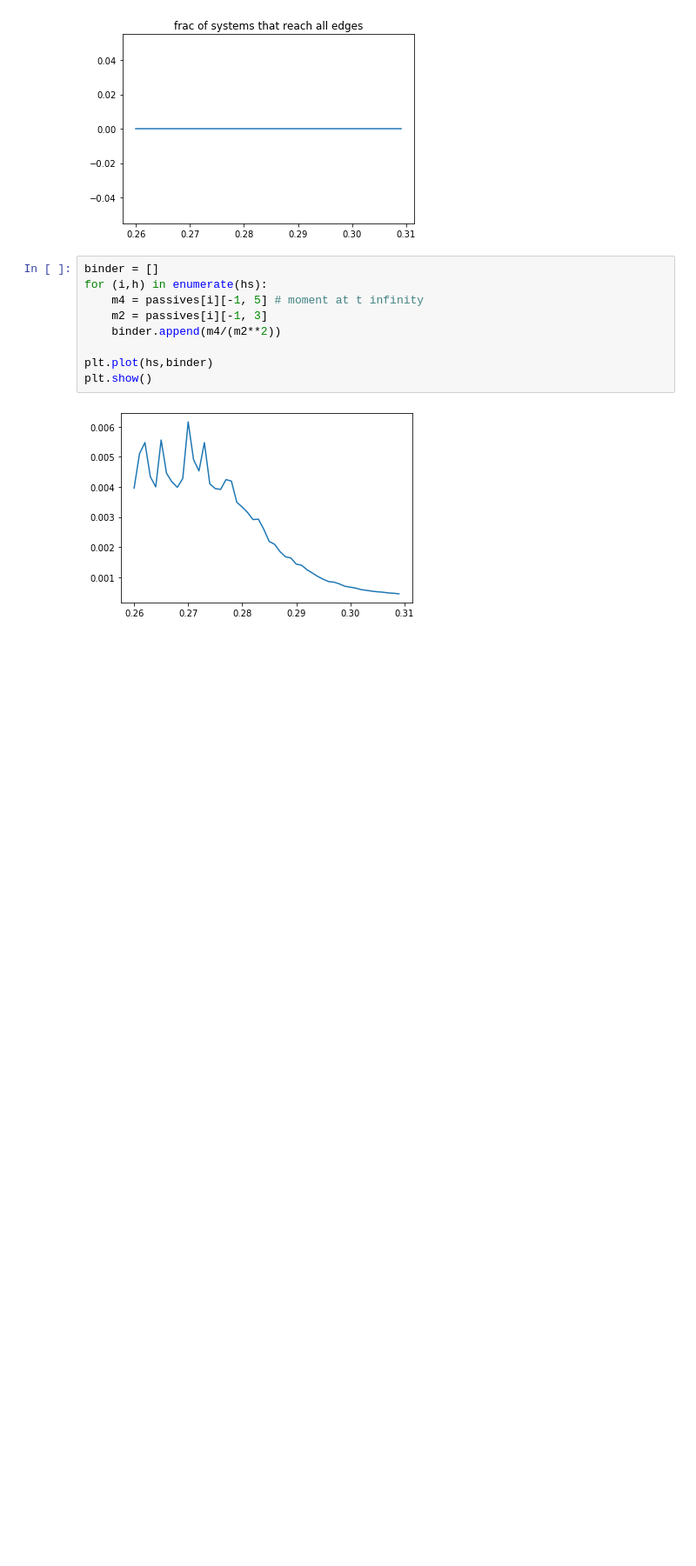
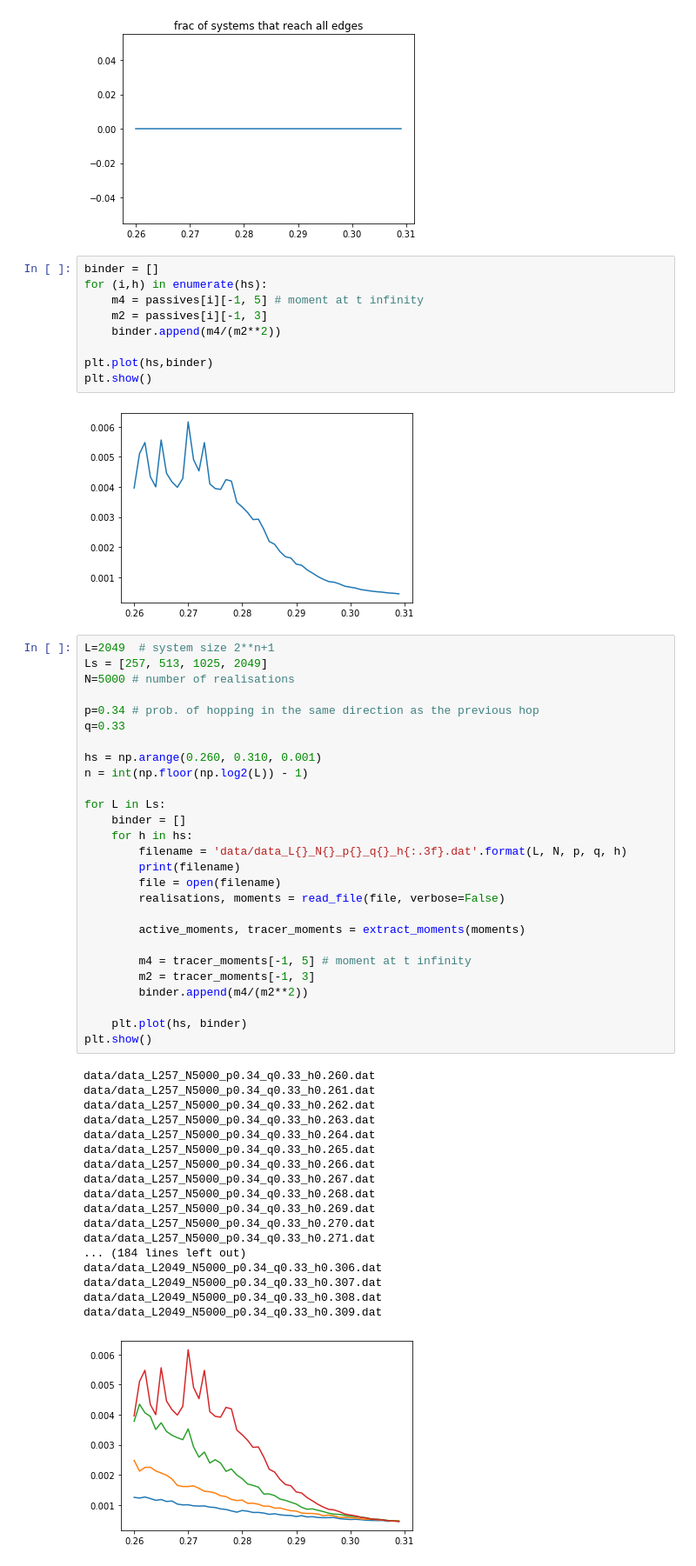
Before and after one commit to Irene-Li/BARW, a Jupyter notebook: BARW/plot_mult_data.ipynb, the cells around one changed output. Shown at 87% size. Cells and saved outputs as stored; diff of their text form; blank space fills up the shorter version.

Commit message:
include binder plotting

```diff
--- a/BARW/plot_mult_data.ipynb
+++ b/BARW/plot_mult_data.ipynb
@@ -147,3 +147,49 @@ plt.plot(hs,binder)
 plt.show()
 # %% [output]
 [figure]
+# %%
+L=2049  # system size 2**n+1
+Ls = [257, 513, 1025, 2049]
+N=5000 # number of realisations
+
+p=0.34 # prob. of hopping in the same direction as the previous hop
+q=0.33
+
+hs = np.arange(0.260, 0.310, 0.001)
+n = int(np.floor(np.log2(L)) - 1)
+
+for L in Ls:
+    binder = []
+    for h in hs:
+        filename = 'data/data_L{}_N{}_p{}_q{}_h{:.3f}.dat'.format(L, N, p, q, h)
+        print(filename)
+        file = open(filename)
+        realisations, moments = read_file(file, verbose=False)
+
+        active_moments, tracer_moments = extract_moments(moments)
+
+        m4 = tracer_moments[-1, 5] # moment at t infinity
+        m2 = tracer_moments[-1, 3]
+        binder.append(m4/(m2**2))
+
+    plt.plot(hs, binder)
+plt.show()
+# %% [output]
+data/data_L257_N5000_p0.34_q0.33_h0.260.dat
+data/data_L257_N5000_p0.34_q0.33_h0.261.dat
+data/data_L257_N5000_p0.34_q0.33_h0.262.dat
+data/data_L257_N5000_p0.34_q0.33_h0.263.dat
+data/data_L257_N5000_p0.34_q0.33_h0.264.dat
+data/data_L257_N5000_p0.34_q0.33_h0.265.dat
+data/data_L257_N5000_p0.34_q0.33_h0.266.dat
+data/data_L257_N5000_p0.34_q0.33_h0.267.dat
+data/data_L257_N5000_p0.34_q0.33_h0.268.dat
+data/data_L257_N5000_p0.34_q0.33_h0.269.dat
+data/data_L257_N5000_p0.34_q0.33_h0.270.dat
+data/data_L257_N5000_p0.34_q0.33_h0.271.dat
+... (184 lines left out)
+data/data_L2049_N5000_p0.34_q0.33_h0.306.dat
+data/data_L2049_N5000_p0.34_q0.33_h0.307.dat
+data/data_L2049_N5000_p0.34_q0.33_h0.308.dat
+data/data_L2049_N5000_p0.34_q0.33_h0.309.dat
+[figure, added]
```
Also changed, not shown: parts of 4 cells of this notebook.
